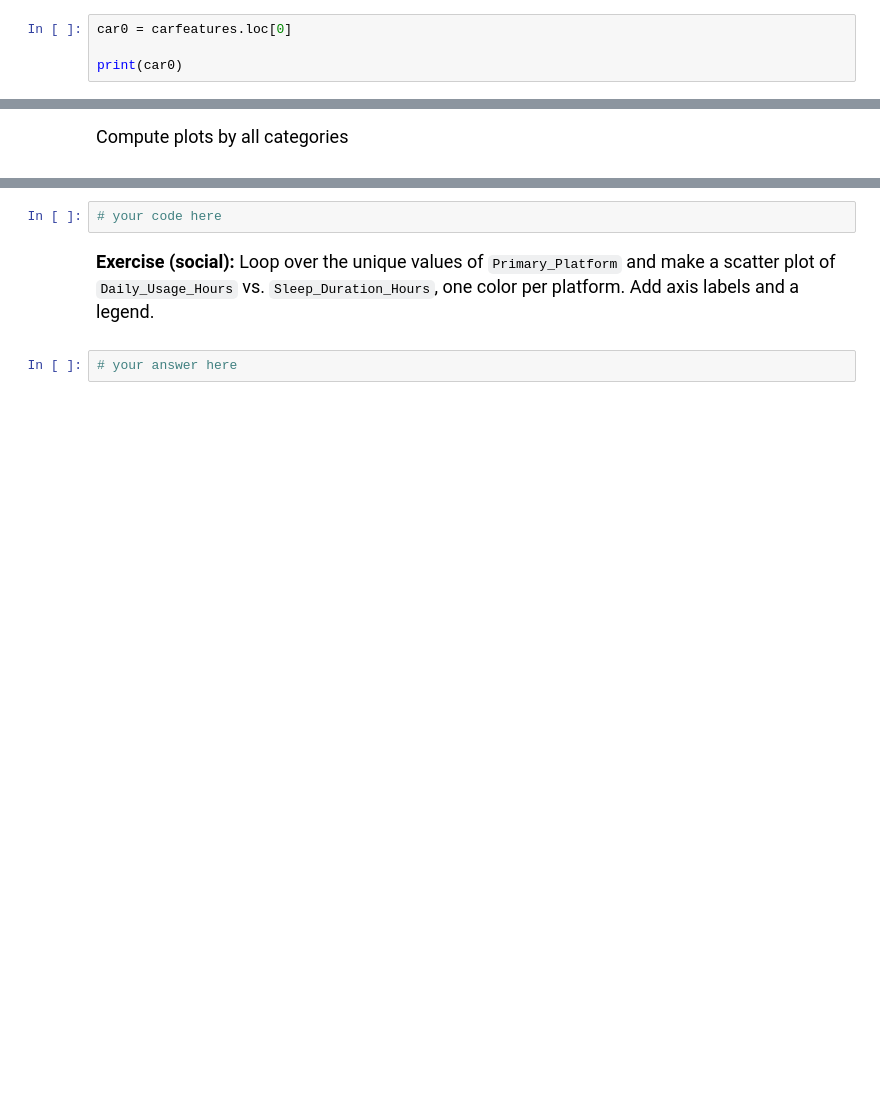
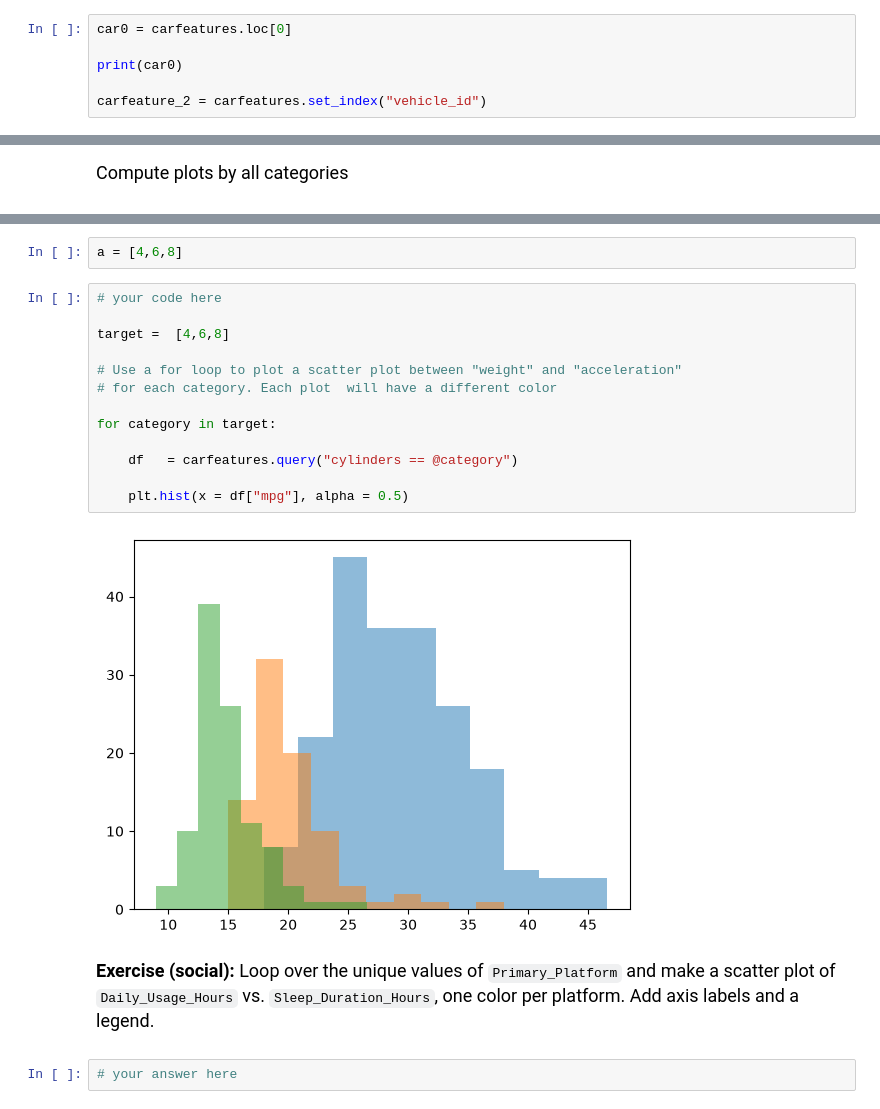
Before and after one commit to Jincantao/datasci185fall2026, a Jupyter notebook: Lecture_17_Pandas/lecture_17_Pandas_basics copy.ipynb, the cells around one changed output, grey strips where cells are left out. Cells and saved outputs as stored; diff of their text form; blank space fills up the shorter version.

````diff
--- a/Lecture_17_Pandas/lecture_17_Pandas_basics copy.ipynb
+++ b/Lecture_17_Pandas/lecture_17_Pandas_basics copy.ipynb
@@ -564,3 +586,5 @@ print(carfeatures)
 car0 = carfeatures.loc[0]
 
 print(car0)
+
+carfeature_2 = carfeatures.set_index("vehicle_id")
@@ -1204,8 +1367,23 @@
 ```python
     plt.hist(x = ..., alpha = 0.5)
 ```
+# %%
+a = [4,6,8]
 # %%
 # your code here
+
+target =  [4,6,8]
+
+# Use a for loop to plot a scatter plot between "weight" and "acceleration"
+# for each category. Each plot  will have a different color
+
+for category in target:
+
+    df   = carfeatures.query("cylinders == @category")
+
+    plt.hist(x = df["mpg"], alpha = 0.5)
+# %% [output]
+[figure, added]
 # %% [markdown]
 <font size = "4">
 
````
Also changed, not shown: parts of 15 cells of this notebook, 4 other files.
